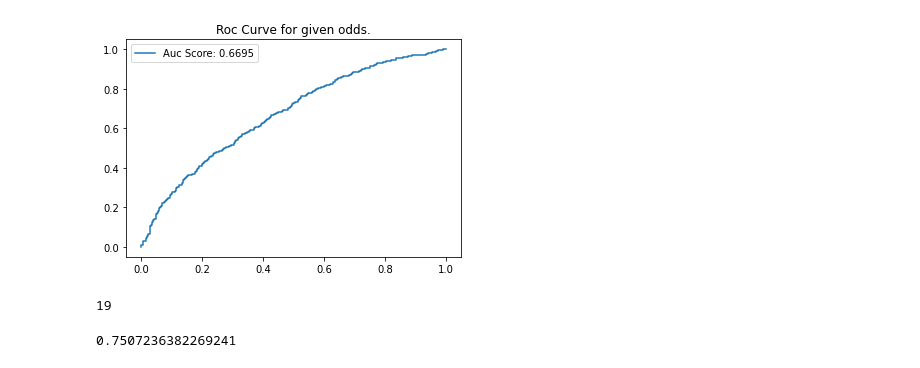
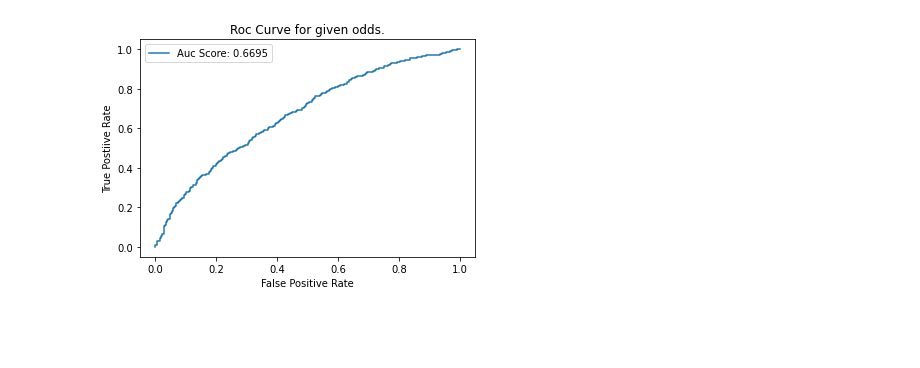
Before and after one commit to Society-for-Internet-Blaseball-Research/mining-ops, a Jupyter notebook: soybisonotes/gameodds.ipynb, the cells around one changed output. Cells and saved outputs as stored; diff of their text form; code cells hidden in the pictures; blank space fills up the shorter version.

```diff
--- a/soybisonotes/gameodds.ipynb
+++ b/soybisonotes/gameodds.ipynb
@@ -6,8 +6,8 @@ import json
 from sklearn.metrics import roc_auc_score, roc_curve
 from matplotlib import pyplot as plt
 # %%
-playerstats = pd.read_csv('./season2/data-2-75.csv')
-gameodds = pd.read_csv('./season2/gameOdds.csv')
+playerstats = pd.read_csv('../../season2/data-2-75.csv')
+gameodds = pd.read_csv('../../season2/gameOdds.csv')
 # %%
 def star_rating(row):
     if row['team_role'] == 'lineup' or row['team_role'] == 'bench':
@@ -22,19 +22,13 @@ wins = pd.concat([gameodds['Away Score'] > gameodds['Home Score'], gameodds['Hom
 # %%
 score = roc_auc_score(wins, odds)
 # %%
-fpr, tpr, _ = roc_curve(wins, odds)
+fpr, tpr, pc = roc_curve(wins, odds)
 # %%
 plt.plot(fpr, tpr, label=f'Auc Score: {score:0.4}')
 plt.title('Roc Curve for given odds.')
+plt.xlabel('False Positive Rate')
+plt.ylabel('True Postiive Rate')
 plt.legend()
 plt.savefig('RocAucS2', facecolor='white')
 # %% [output]
-[figure, old version]
+[figure, new version]
-# %%
-max(gameodds['Away Score'])
-# %% [output]
-19
-# %%
-max(gameodds['Away Odds'])
-# %% [output]
-0.7507236382269241
```
Also changed, not shown: parts of 3 cells of this notebook.
